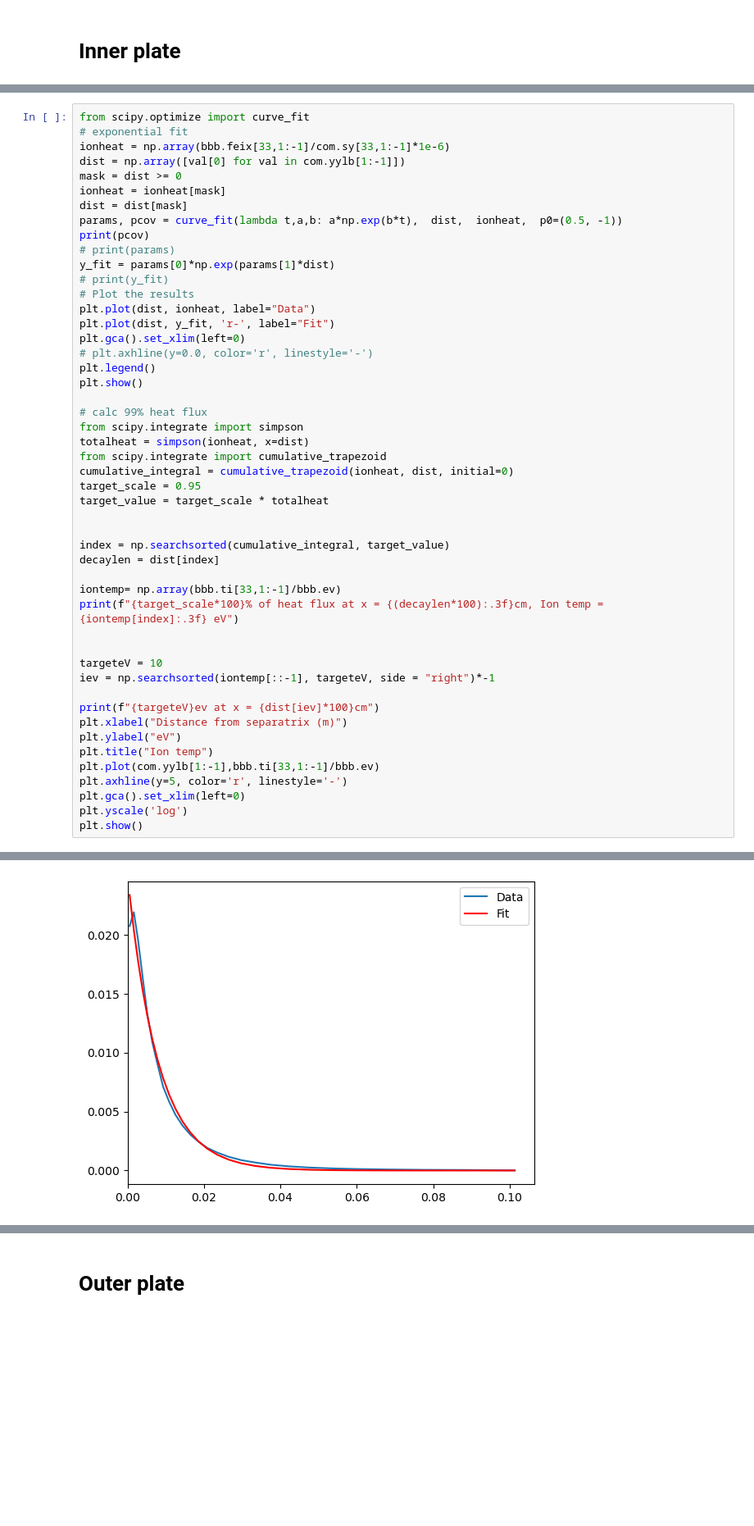
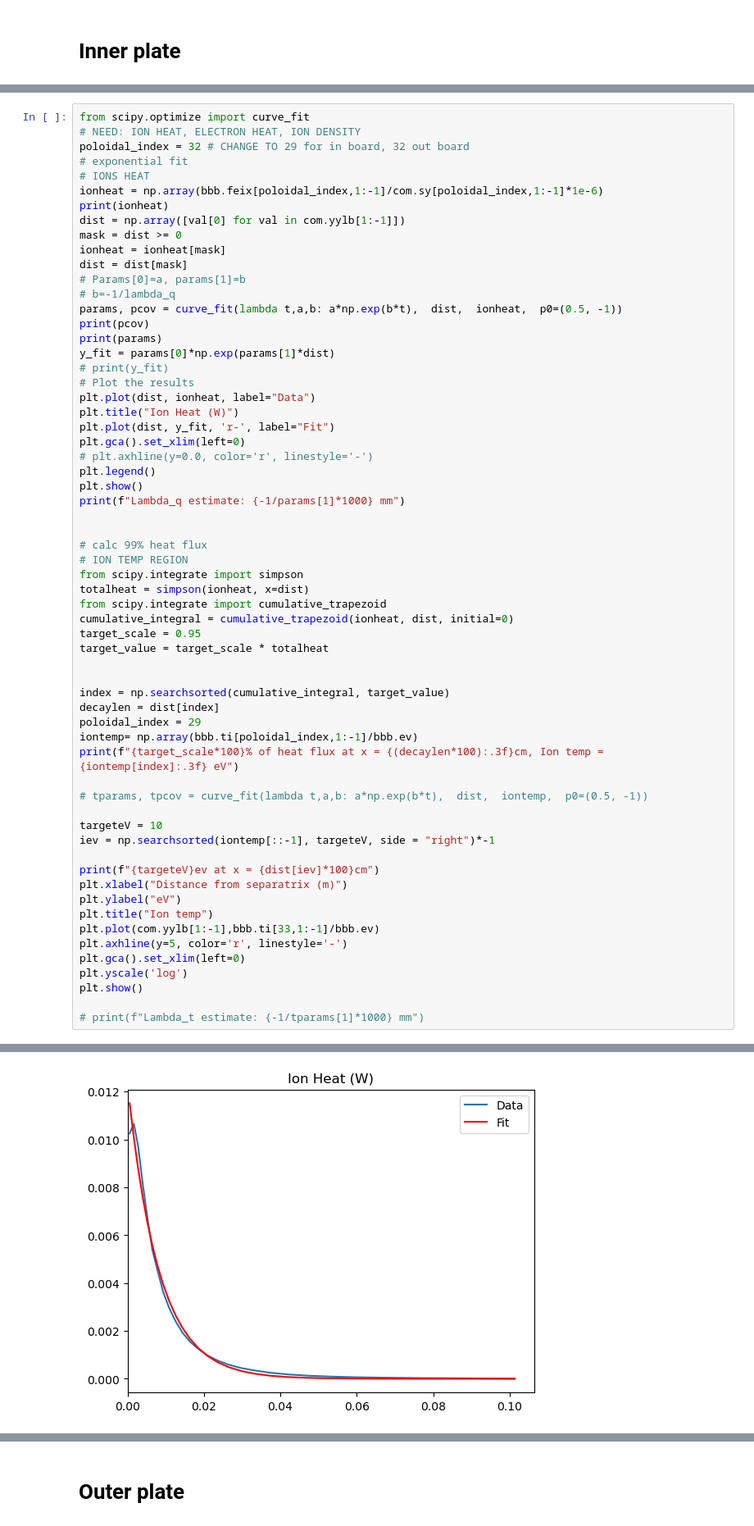
Before and after one commit to KasaiYuki/UETOOLS-Reactor, a Jupyter notebook: jupyter/MANTA_final_baseline/main.ipynb, the cells around one changed output, grey strips where cells are left out. Shown at 82% size. Cells and saved outputs as stored; diff of their text form; blank space fills up the shorter version.

Commit message:
Fixed plots

```diff
--- a/jupyter/MANTA_final_baseline/main.ipynb
+++ b/jupyter/MANTA_final_baseline/main.ipynb
@@ -207,25 +208,35 @@ plt.show()
 # %%
 from scipy.optimize import curve_fit
+# NEED: ION HEAT, ELECTRON HEAT, ION DENSITY
+poloidal_index = 32 # CHANGE TO 29 for in board, 32 out board
 # exponential fit
-ionheat = np.array(bbb.feix[33,1:-1]/com.sy[33,1:-1]*1e-6)
+# IONS HEAT
+ionheat = np.array(bbb.feix[poloidal_index,1:-1]/com.sy[poloidal_index,1:-1]*1e-6)
+print(ionheat)
 dist = np.array([val[0] for val in com.yylb[1:-1]])
 mask = dist >= 0
 ionheat = ionheat[mask]
 dist = dist[mask]
+# Params[0]=a, params[1]=b
+# b=-1/lambda_q
 params, pcov = curve_fit(lambda t,a,b: a*np.exp(b*t),  dist,  ionheat,  p0=(0.5, -1))
 print(pcov)
-# print(params)
+print(params)
 y_fit = params[0]*np.exp(params[1]*dist)
 # print(y_fit)
 # Plot the results
 plt.plot(dist, ionheat, label="Data")
+plt.title("Ion Heat (W)")
 plt.plot(dist, y_fit, 'r-', label="Fit")
 plt.gca().set_xlim(left=0)
 # plt.axhline(y=0.0, color='r', linestyle='-')
 plt.legend()
 plt.show()
+print(f"Lambda_q estimate: {-1/params[1]*1000} mm")
+
 
 # calc 99% heat flux
+# ION TEMP REGION
 from scipy.integrate import simpson
 totalheat = simpson(ionheat, x=dist)
 from scipy.integrate import cumulative_trapezoid
@@ -236,10 +247,11 @@ target_value = target_scale * totalheat
 
 index = np.searchsorted(cumulative_integral, target_value)
 decaylen = dist[index]
-
-iontemp= np.array(bbb.ti[33,1:-1]/bbb.ev)
+poloidal_index = 29
+iontemp= np.array(bbb.ti[poloidal_index,1:-1]/bbb.ev)
 print(f"{target_scale*100}% of heat flux at x = {(decaylen*100):.3f}cm, Ion temp = {iontemp[index]:.3f} eV")
 
+# tparams, tpcov = curve_fit(lambda t,a,b: a*np.exp(b*t),  dist,  iontemp,  p0=(0.5, -1))
 
 targeteV = 10
 iev = np.searchsorted(iontemp[::-1], targeteV, side = "right")*-1
@@ -253,4 +265,6 @@ plt.axhline(y=5, color='r', linestyle='-')
 plt.gca().set_xlim(left=0)
 plt.yscale('log')
 plt.show()
+
+# print(f"Lambda_t estimate: {-1/tparams[1]*1000} mm")
 # %% [output]
@@ -259 +285 @@ plt.show()
-[figure, old version]
+[figure, new version]
```
Also changed, not shown: parts of 17 cells of this notebook, 2 other files.
